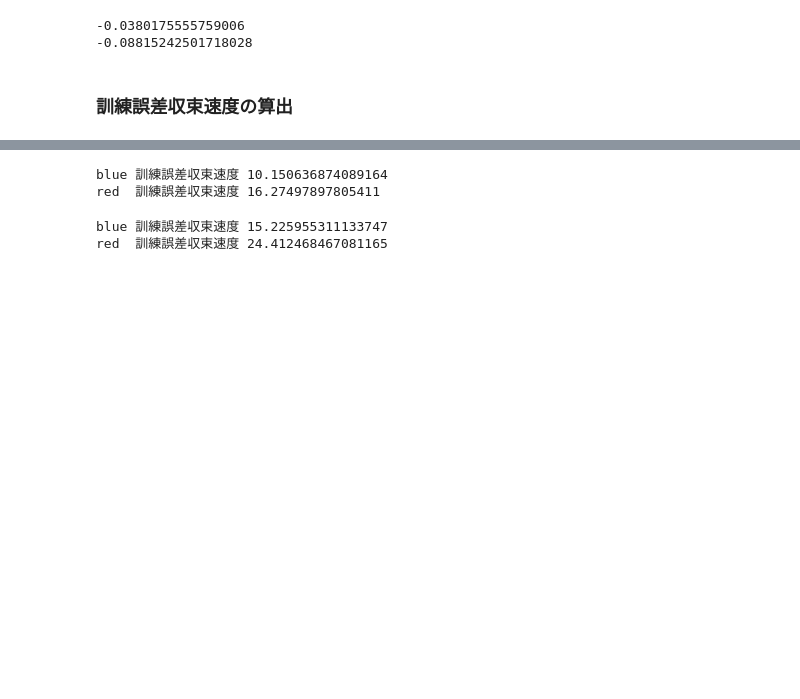
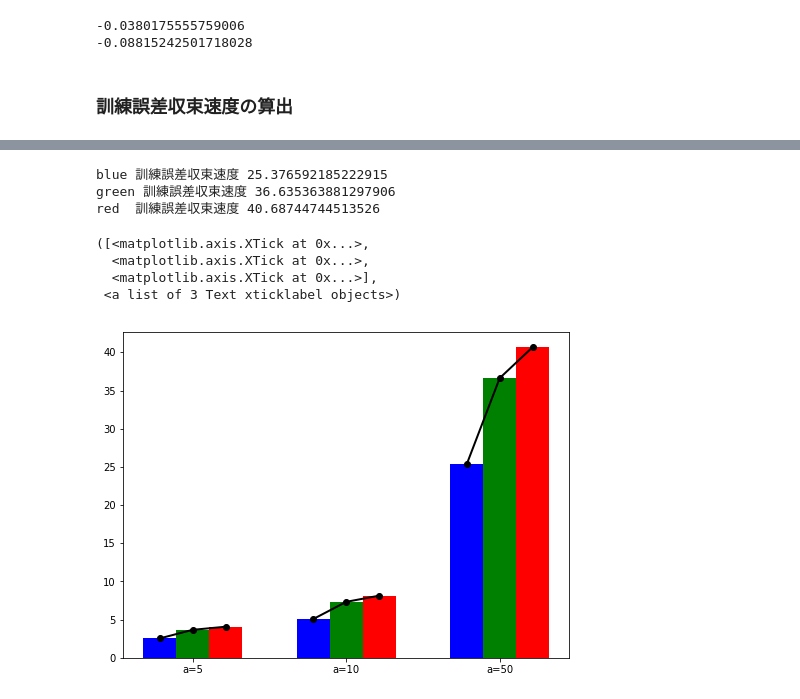
Before and after one commit to takitaki7474/m2-research-prototype, a Jupyter notebook: notebook/eval_train_err_convergence.ipynb, the cells around one changed output, grey strips where cells are left out. Cells and saved outputs as stored; diff of their text form; code cells hidden in the pictures; blank space fills up the shorter version.

```diff
--- a/notebook/eval_train_err_convergence.ipynb
+++ b/notebook/eval_train_err_convergence.ipynb
@@ -191,23 +243,48 @@ blue 訓練誤差収束速度 5.075318437044582
 red  訓練誤差収束速度 8.137489489027056
-# %%
-# a=20
-a = 20
-epoch = 80
-blue_err = y_list1[:epoch]
-red_err = y_list2[:epoch]
-print("blue 訓練誤差収束速度 {}".format(get_err_conv_speed(epoch, blue_err, a)))
-print("red  訓練誤差収束速度 {}".format(get_err_conv_speed(epoch, red_err, a)))
-# %% [output]
-blue 訓練誤差収束速度 10.150636874089164
-red  訓練誤差収束速度 16.27497897805411
-# %%
-# a=30
-a = 30
-epoch = 80
-blue_err = y_list1[:epoch]
-red_err = y_list2[:epoch]
-print("blue 訓練誤差収束速度 {}".format(get_err_conv_speed(epoch, blue_err, a)))
-print("red  訓練誤差収束速度 {}".format(get_err_conv_speed(epoch, red_err, a)))
-# %% [output]
-blue 訓練誤差収束速度 15.225955311133747
-red  訓練誤差収束速度 24.412468467081165
+# %%
+# a = 50
+a=50
+epoch = 80
+blue_err = blue_y[:epoch]
+green_err = green_y[:epoch]
+red_err = red_y[:epoch]
+blue_s = get_err_conv_speed(epoch, blue_err, a)
+green_s = get_err_conv_speed(epoch, green_err, a)
+red_s = get_err_conv_speed(epoch, red_err, a)
+bar3 = [blue_s, green_s, red_s]
+print("blue 訓練誤差収束速度 {}".format(blue_s))
+print("green 訓練誤差収束速度 {}".format(green_s))
+print("red  訓練誤差収束速度 {}".format(red_s))
+# %% [output]
+blue 訓練誤差収束速度 25.376592185222915
+green 訓練誤差収束速度 36.635363881297906
+red  訓練誤差収束速度 40.68744744513526
+# %%
+x1 = [1, 2.4, 3.8]
+x2 = [1.3, 2.7, 4.1]
+x3 = [1.6, 3.0, 4.4]
+
+bar_x = []
+for x, y, z in zip(x1, x2, x3):
+    bar_x.append([x, y, z])
+
+bar_y = []
+for x, y, z in zip(bar1, bar2, bar3):
+    bar_y.append([x, y, z])
+
+label_x = ['a=5', 'a=10', 'a=50']
+
+plt.figure(figsize=(8,6))
+plt.bar(x1, bar_y[0], color='blue', width=0.3, align="center")
+plt.bar(x2, bar_y[1], color='green', width=0.3, align="center")
+plt.bar(x3, bar_y[2], color='red', width=0.3, align="center")
+plt.plot(bar_x[0], bar1, color='black', linewidth=2, marker="o")
+plt.plot(bar_x[1], bar2, color='black', linewidth=2, marker="o")
+plt.plot(bar_x[2], bar3, color='black', linewidth=2, marker="o")
+plt.xticks([1.3, 2.7, 4.1], label_x)
+# %% [output]
+([<matplotlib.axis.XTick at 0x...>,
+  <matplotlib.axis.XTick at 0x...>,
+  <matplotlib.axis.XTick at 0x...>],
+ <a list of 3 Text xticklabel objects>)
+[figure, added]
```
Also changed, not shown: parts of 5 cells of this notebook.
